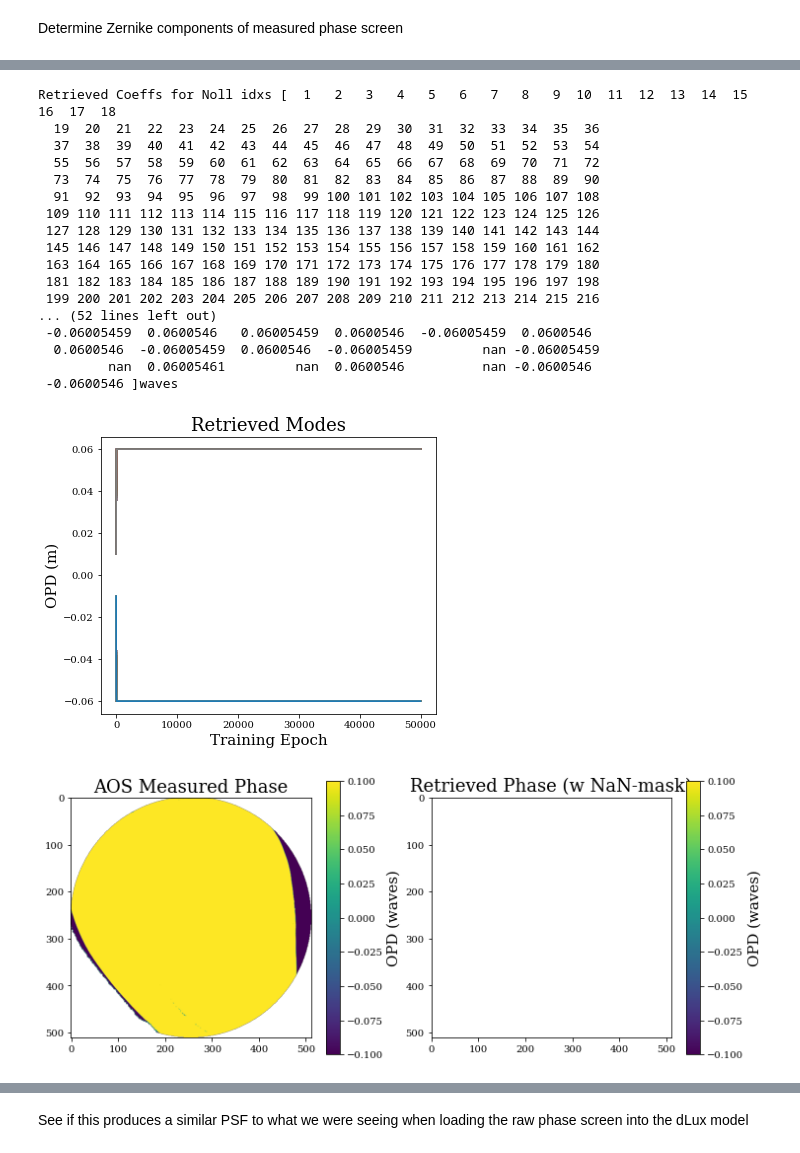
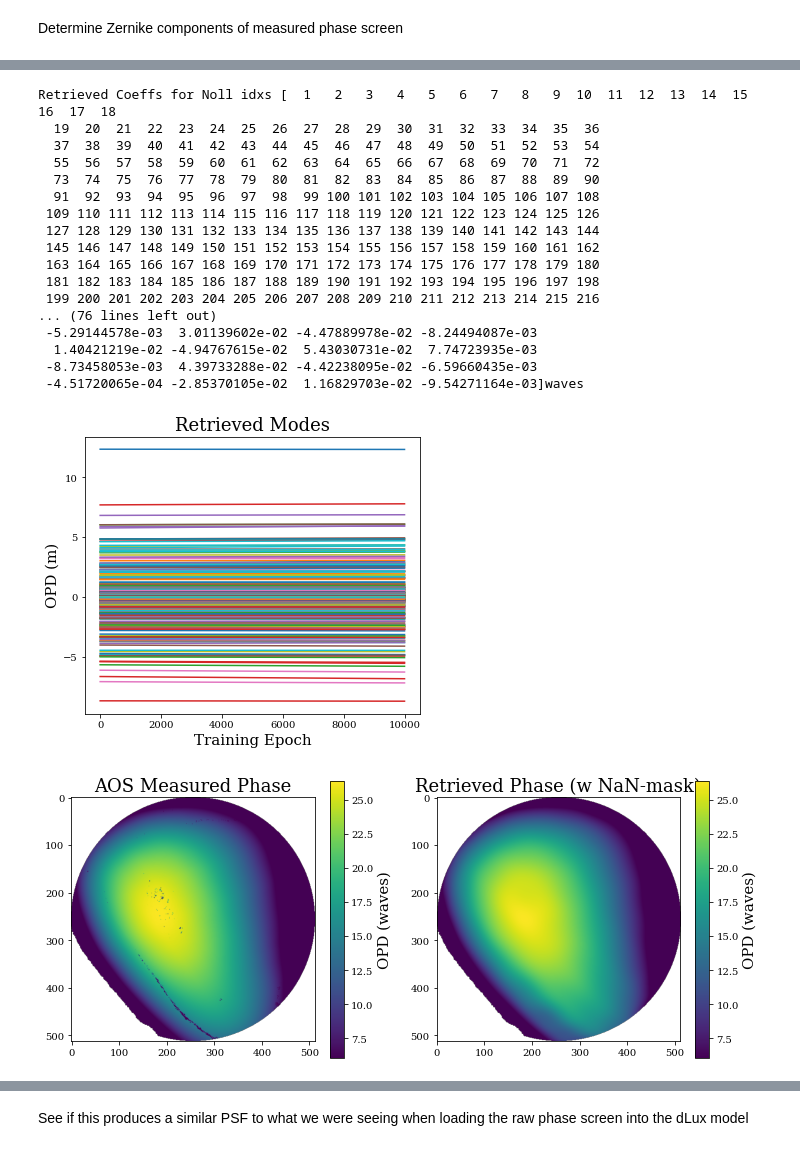
Before and after one commit to TolimanSpace/toliman_dp_design_testing, a Jupyter notebook: Gluing_Characterisation.ipynb, the cells around one changed output, grey strips where cells are left out. Cells and saved outputs as stored; diff of their text form; code cells hidden in the pictures.

Commit message:
optimising with nan basis.

```diff
--- a/Gluing_Characterisation.ipynb
+++ b/Gluing_Characterisation.ipynb
@@ -1831,12 +1857,21 @@ cropped_phase_screen = phase_screen[center[0]-radius:center[0]+radius, center[1]
 plt.imshow(cropped_phase_screen)
 plt.title("Cropped")
 plt.colorbar(label="Phase (waves)")
+# plt.subplot(1,3,3)
+# circ = dlu.circle(coords=coords, radius=aperture_diameter/2)
+# resized_masked_phase_screen = resize(cropped_phase_screen, (aperture_npix, aperture_npix))*circ
+# # resized_masked_phase_screen = dlu.rotate(resized_masked_phase_screen, angle=np.pi*1.0)
+# plt.imshow(resized_masked_phase_screen)
+# plt.title("Re-sized + Masked")
+# plt.colorbar(label="Phase (waves)")
 plt.subplot(1,3,3)
-circ = dlu.circle(coords=coords, radius=aperture_diameter/2)
-resized_masked_phase_screen = resize(cropped_phase_screen, (aperture_npix, aperture_npix))*circ
+AOS_coords = dlu.pixel_coords(npixels=cropped_phase_screen.shape[0], diameter=aperture_diameter)
+circ = dlu.circle(coords=AOS_coords, radius=aperture_diameter/2)
+masked_phase_screen = cropped_phase_screen*circ
+masked_phase_screen = masked_phase_screen.at[masked_phase_screen==0.0].set(np.nan)
 # resized_masked_phase_screen = dlu.rotate(resized_masked_phase_screen, angle=np.pi*1.0)
-plt.imshow(resized_masked_phase_screen)
-plt.title("Re-sized + Masked")
+plt.imshow(masked_phase_screen)
+plt.title("Masked")
 plt.colorbar(label="Phase (waves)")
 # %% [output]
 <matplotlib.colorbar.Colorbar at 0x...>
@@ -1847,28 +1882,21 @@ Determine Zernike components of measured phase screen
 # Construct simple dLux Zernike basis layer to use as our optimisation model
 zernike_indicies = jnp.arange(1,10)
 coeffs = jnp.zeros(zernike_indicies.shape)
-basis = dlu.zernike_basis(js=zernike_indicies, coordinates=coords, diameter=aperture_diameter)
+basis = dlu.zernike_basis(js=zernike_indicies, coordinates=AOS_coords, diameter=aperture_diameter)
 
 dummy_layer = dl.layers.BasisOptic(basis=basis, coefficients=coeffs)
 # dummy_layer = dl.layers.BasisOptic(basis=basis, coefficients=np.load("data/26_1_AOS_153modes_decomp.npy"))
-
 
 @zdx.filter_jit
 @zdx.filter_value_and_grad("coefficients")
 def loss_fn_diff2_layer(layer, data):
 
-    # compare only the non-zero areas in the data to the model
-    zero_screen = resized_masked_phase_screen != 0.0
-    simu_screen = layer.eval_basis()*zero_screen
-    simu_screen = jnp.where(jnp.isnan(simu_screen), 0.0,simu_screen) #noll 153 (and maybe others) produces nan spot in center - bug. Doesn't help for grad calc though
+    # compare only the non-nan areas in the data to the model
+    simu_screen = layer.eval_basis()
 
-    loss = ((data-simu_screen)**2).sum()
-
+    # loss = ((data-simu_screen)**2).sum()
+    # loss = jnp.where(jnp.isnan(data), 0, (data-simu_screen)**2).sum() #jnp.nansum((data-simu_screen)**2)
+    # loss = jnp.nansum((data-simu_screen)**2)
+    diff = jnp.where(jnp.isnan(data), 0, data-simu_screen)
+    # loss = jnp.nansum(data-simu_screen)**2
     return loss
-# %%
-zernike_indicies = jnp.array([153])
-coeffs = jnp.zeros(zernike_indicies.shape)
-basis = dlu.zernike_basis(js=zernike_indicies, coordinates=coords, diameter=aperture_diameter)
-dummy_layer = dl.layers.BasisOptic(basis=basis, coefficients=coeffs)
-loss, grads = loss_fn_diff2_layer(layer=dummy_layer, data=resized_masked_phase_screen)
-print(loss, grads.coefficients)
@@ -1876,0 +1911,3 @@ print(loss, grads.coefficients)
+# %%
+loss, grads = loss_fn_diff2_layer(layer=dummy_layer, data=masked_phase_screen)
+print(loss, grads.coefficients)
@@ -1926,7 +1967,7 @@ arr_coeffs = np.asarray(Coeffs)
 plt.title("Retrieved Modes")
 for l in range(len(Coeffs[0])):
     label = "Coeff " + str(zernike_indicies[l])
-    plt.plot(arr_coeffs[:,l], label=label)
+    plt.plot(arr_coeffs[40000:,l], label=label)
 # plt.legend(loc='upper left')
 plt.xlabel("Training Epoch")
 plt.ylabel("OPD (m)")
@@ -1943,37 +1984,37 @@ plt.figure(figsize=(12,5))
 plt.subplot(1,2,1)
 plt.imshow(resized_masked_phase_screen*nan_screen, vmax=vmax, vmin=-vmin, cmap='viridis')
 plt.title("AOS Measured Phase")
 plt.colorbar(label="OPD (waves)")
 plt.subplot(1,2,2)
 plt.imshow(dummy_basis*nan_screen,vmax=vmax, vmin=-vmin, cmap='viridis')
 plt.title("Retrieved Phase (w NaN-mask)")
 plt.colorbar(label="OPD (waves)")
 
 plt.figure(figsize=(11,10))
 diff = dummy_basis*zero_screen - resized_masked_phase_screen
 diff = diff.at[np.abs(diff) > 1].set(0.0)
 plt.imshow(diff,vmax=np.max(np.abs(diff)), vmin=-np.max(np.abs(diff)), cmap='bwr')
 plt.title("Retrieved - Data")
 plt.colorbar(label="OPD (waves)")
 
 print("Retrieved Coeffs for Noll idxs {}:\n{}waves".format(zernike_indicies, dummy_layer.coefficients))
 # %% [output]
 Retrieved Coeffs for Noll idxs [  1   2   3   4   5   6   7   8   9  10  11  12  13  14  15  16  17  18
   19  20  21  22  23  24  25  26  27  28  29  30  31  32  33  34  35  36
   37  38  39  40  41  42  43  44  45  46  47  48  49  50  51  52  53  54
   55  56  57  58  59  60  61  62  63  64  65  66  67  68  69  70  71  72
   73  74  75  76  77  78  79  80  81  82  83  84  85  86  87  88  89  90
   91  92  93  94  95  96  97  98  99 100 101 102 103 104 105 106 107 108
  109 110 111 112 113 114 115 116 117 118 119 120 121 122 123 124 125 126
  127 128 129 130 131 132 133 134 135 136 137 138 139 140 141 142 143 144
  145 146 147 148 149 150 151 152 153 154 155 156 157 158 159 160 161 162
  163 164 165 166 167 168 169 170 171 172 173 174 175 176 177 178 179 180
  181 182 183 184 185 186 187 188 189 190 191 192 193 194 195 196 197 198
  199 200 201 202 203 204 205 206 207 208 209 210 211 212 213 214 215 216
-... (52 lines left out)
- -0.06005459  0.0600546   0.06005459  0.0600546  -0.06005459  0.0600546
-  0.0600546  -0.06005459  0.0600546  -0.06005459         nan -0.06005459
-         nan  0.06005461         nan  0.0600546          nan -0.0600546
- -0.0600546 ]waves
+... (76 lines left out)
+ -5.29144578e-03  3.01139602e-02 -4.47889978e-02 -8.24494087e-03
+  1.40421219e-02 -4.94767615e-02  5.43030731e-02  7.74723935e-03
+ -8.73458053e-03  4.39733288e-02 -4.42238095e-02 -6.59660435e-03
+ -4.51720065e-04 -2.85370105e-02  1.16829703e-02 -9.54271164e-03]waves
-[figure, old version]
+[figure, new version]
-[figure, old version]
+[figure, new version]
```
Also changed, not shown: parts of 18 cells of this notebook.
